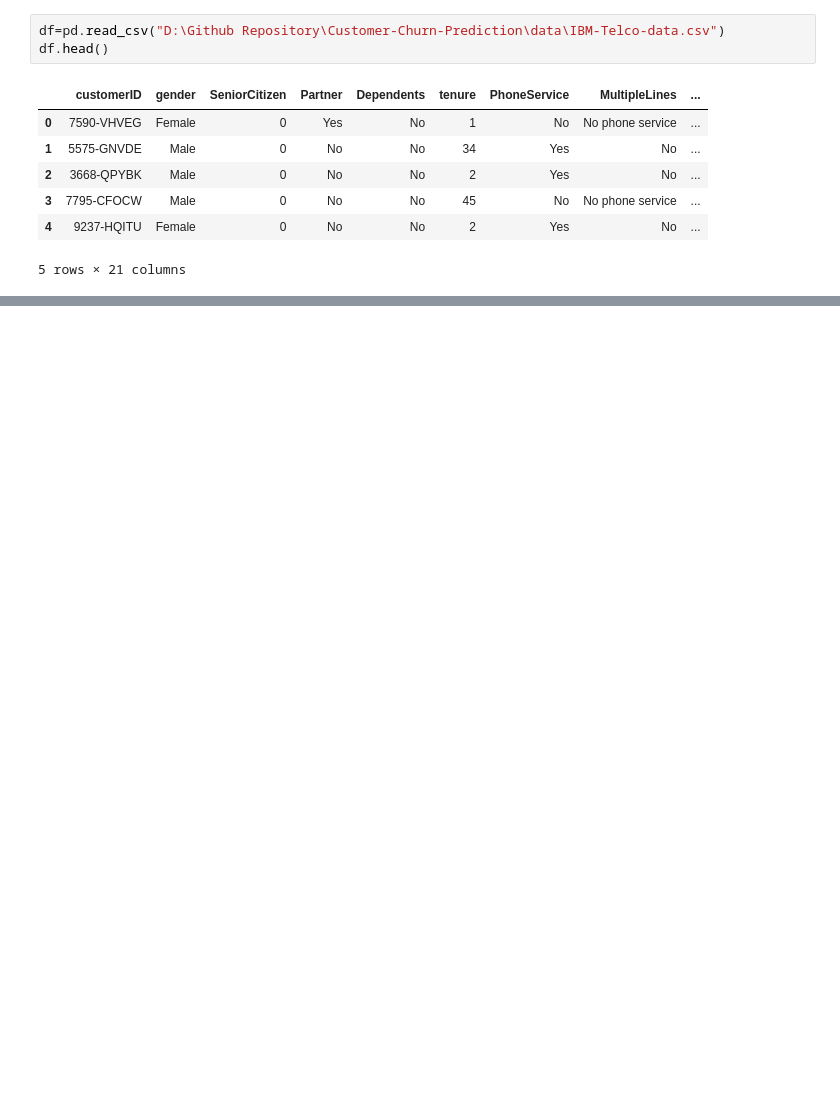
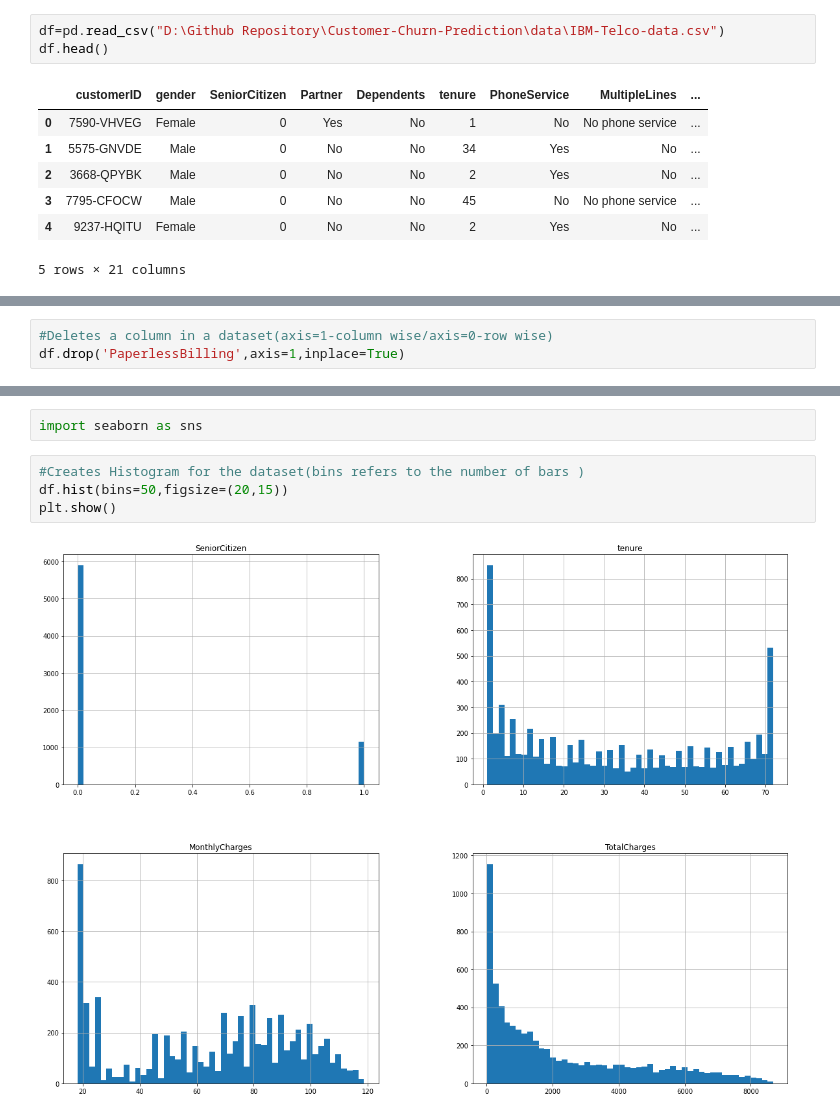
Before and after one commit to tr7522/Customer-Churn-Prediction, a Jupyter notebook: Notebooks/churn-prediction.ipynb, the cells around one changed output, grey strips where cells are left out. Saved outputs shown, nothing was run; the diff lists cells and outputs as text; blank space fills up the shorter version.

Commit message:
Visualizing the data

```diff
--- a/Notebooks/churn-prediction.ipynb
+++ b/Notebooks/churn-prediction.ipynb
@@ -114,0 +91,3 @@ dtype: int64
+# %%
+#Deletes a column in a dataset(axis=1-column wise/axis=0-row wise)
+df.drop('PaperlessBilling',axis=1,inplace=True)
@@ -114,0 +118,8 @@ dtype: int64
+# %%
+import seaborn as sns
+# %%
+#Creates Histogram for the dataset(bins refers to the number of bars )
+df.hist(bins=50,figsize=(20,15))
+plt.show()
+# %% [output]
+[figure, added]
```
Also changed, not shown: parts of 14 cells of this notebook.
